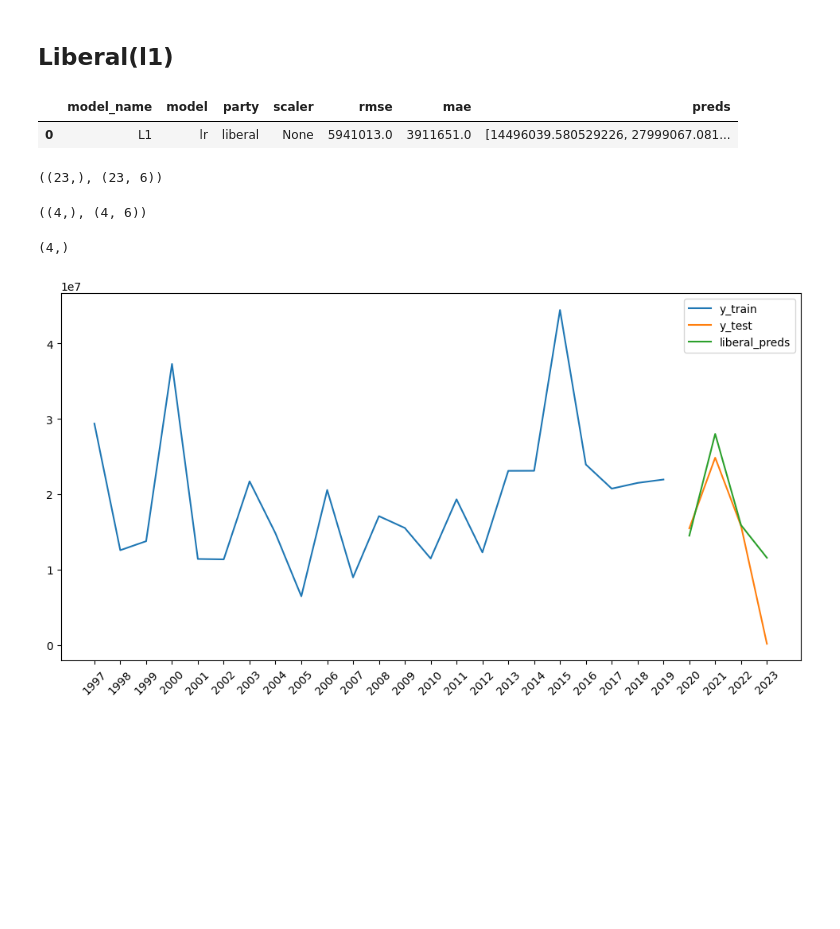
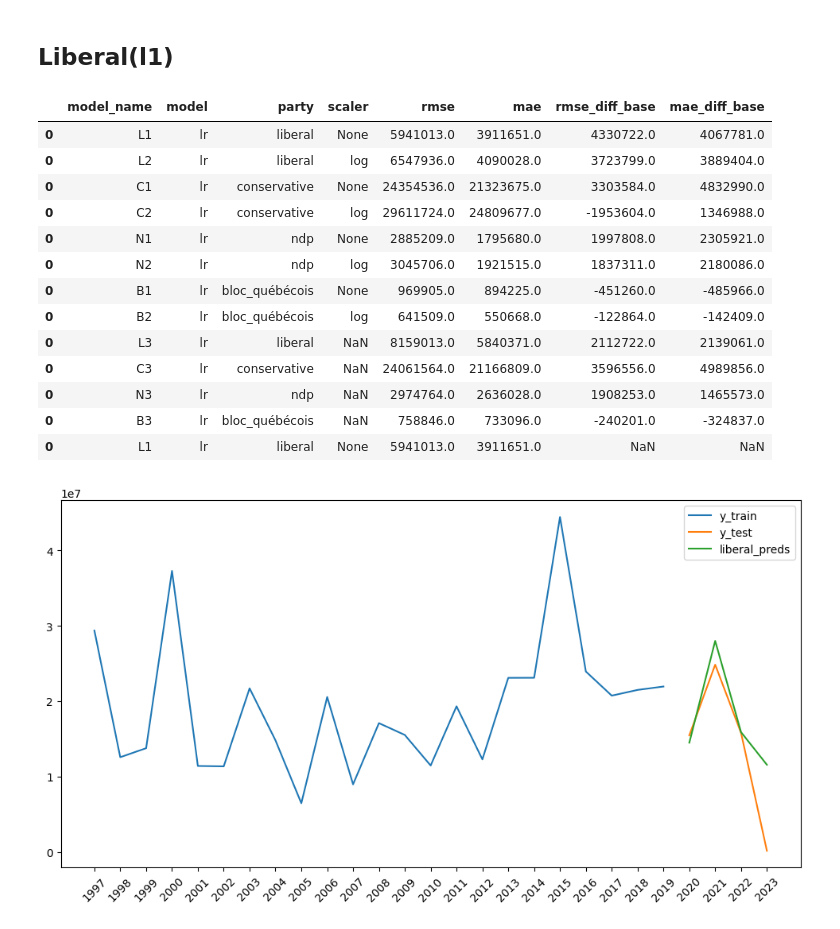
Before and after one commit to WillowTurcot/contribution_forcasting, a Jupyter notebook: 04_modeling.ipynb, the cells around one changed output. Drawn from its saved outputs; the diff is of its cells as text; code cells hidden in the pictures; blank space fills up the shorter version.

```diff
--- a/04_modeling.ipynb
+++ b/04_modeling.ipynb
@@ -235,29 +228,36 @@ X_train, y_train, X_test, y_test = get_tts(data = contributions,
 # %%
+X_train, y_train, X_test, y_test = get_tts(data = contributions,
+        election_years = election_years,
+       party = 'liberal',
+       train_end = 2019,
+       test_end = 2023,
+       lags = 5)
+
 model_res = pd.concat([model_res,
                        lr_results(X_train, y_train, X_test, y_test,
                                   input_df = model_res,
                                   party = 'liberal',
                                  model_name = 'L1')]
                                     )
 #get predictions
 l1_preds = extract_preds(model_res, 'L1')
 
-model_res
+model_res.drop(columns = 'preds')
 # %% [output]
-|  | model_name | model | party | scaler | rmse | mae | preds |
-| 0 | L1 | lr | liberal | None | 5941013.0 | 3911651.0 | [14496039.580529226, 27999067.081... |
+|  | model_name | model | party | scaler | rmse | mae | rmse_diff_base | mae_diff_base |
+| 0 | L1 | lr | liberal | None | 5941013.0 | 3911651.0 | 4330722.0 | 4067781.0 |
+| 0 | L2 | lr | liberal | log | 6547936.0 | 4090028.0 | 3723799.0 | 3889404.0 |
+| 0 | C1 | lr | conservative | None | 24354536.0 | 21323675.0 | 3303584.0 | 4832990.0 |
+| 0 | C2 | lr | conservative | log | 29611724.0 | 24809677.0 | -1953604.0 | 1346988.0 |
+| 0 | N1 | lr | ndp | None | 2885209.0 | 1795680.0 | 1997808.0 | 2305921.0 |
+| 0 | N2 | lr | ndp | log | 3045706.0 | 1921515.0 | 1837311.0 | 2180086.0 |
+| 0 | B1 | lr | bloc_québécois | None | 969905.0 | 894225.0 | -451260.0 | -485966.0 |
+| 0 | B2 | lr | bloc_québécois | log | 641509.0 | 550668.0 | -122864.0 | -142409.0 |
+| 0 | L3 | lr | liberal | NaN | 8159013.0 | 5840371.0 | 2112722.0 | 2139061.0 |
+| 0 | C3 | lr | conservative | NaN | 24061564.0 | 21166809.0 | 3596556.0 | 4989856.0 |
+| 0 | N3 | lr | ndp | NaN | 2974764.0 | 2636028.0 | 1908253.0 | 1465573.0 |
+| 0 | B3 | lr | bloc_québécois | NaN | 758846.0 | 733096.0 | -240201.0 | -324837.0 |
+| 0 | L1 | lr | liberal | None | 5941013.0 | 3911651.0 | NaN | NaN |
-# %%
-y_train.shape,  X_train.shape
-# %% [output]
-((23,), (23, 6))
-# %%
-y_test.shape, X_test.shape
-# %% [output]
-((4,), (4, 6))
-# %%
-l1_preds.shape
-# %% [output]
-(4,)
 # %%
 plt.figure(figsize = (12, 6))
 plt.plot(y_train, label = 'y_train')
```
Also changed, not shown: parts of 5 cells of this notebook, 10 other files.
